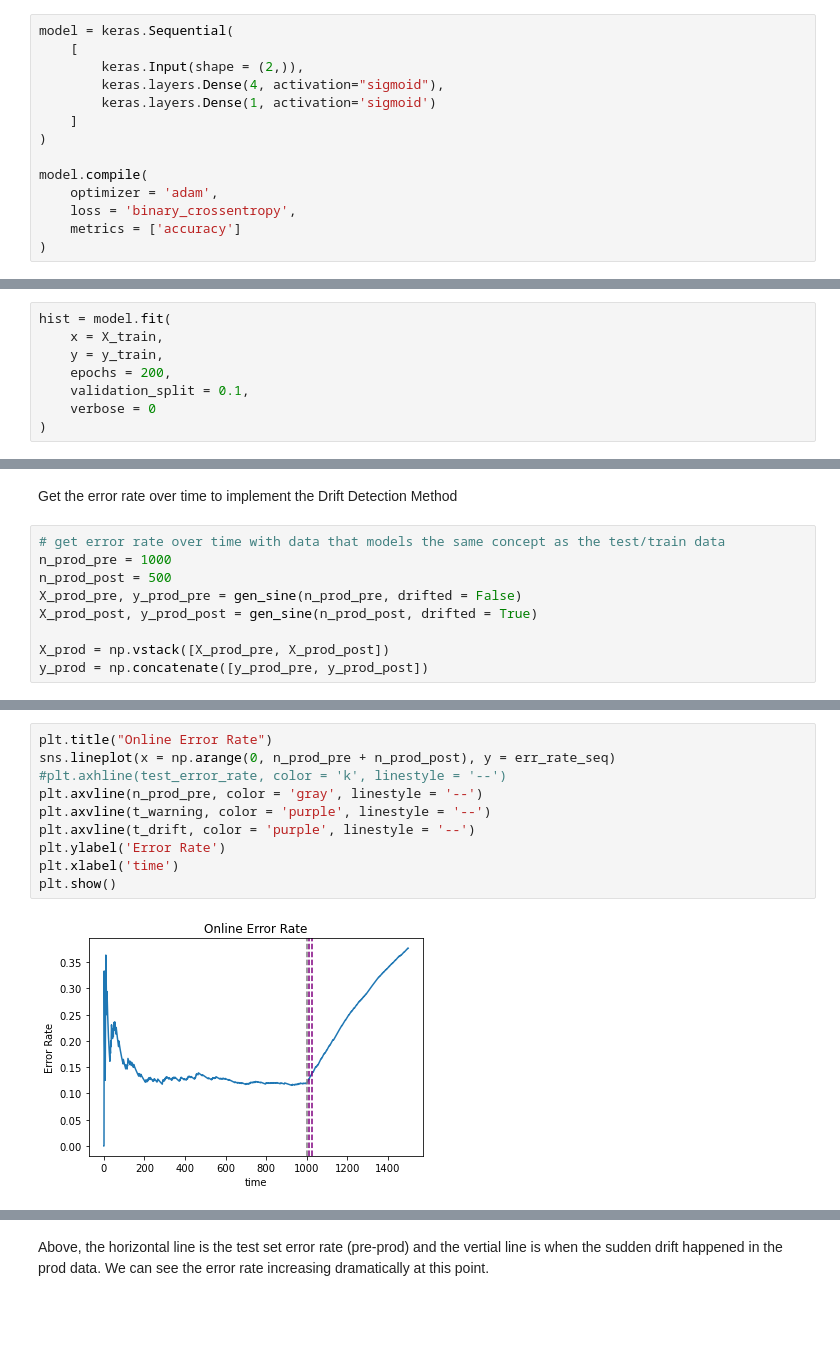
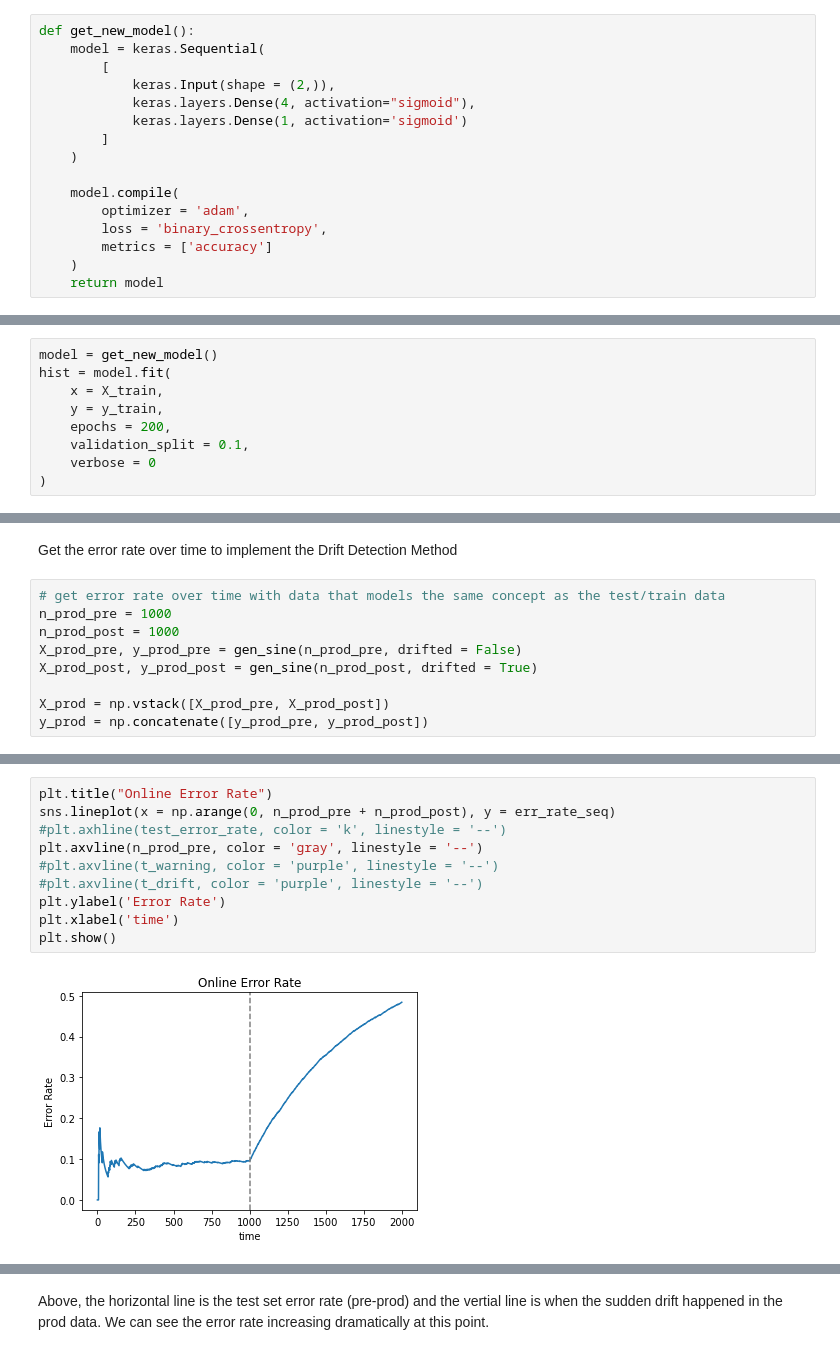
Before and after one commit to joearedmond/dist-shift, a Jupyter notebook: concept/cls-concept-drift.ipynb, the cells around one changed output, grey strips where cells are left out. Drawn from its saved outputs; the diff is of its cells as text; blank space fills up the shorter version.

```diff
--- a/concept/cls-concept-drift.ipynb
+++ b/concept/cls-concept-drift.ipynb
@@ -46,16 +47,18 @@ plt.show()
 # %%
 X_train, X_test, y_train, y_test = train_test_split(X_pre, y_pre, test_size = 0.25)
 # %%
-model = keras.Sequential(
-    [
-        keras.Input(shape = (2,)),
-        keras.layers.Dense(4, activation="sigmoid"),
-        keras.layers.Dense(1, activation='sigmoid')
-    ]
-)
+def get_new_model():
+    model = keras.Sequential(
+        [
+            keras.Input(shape = (2,)),
+            keras.layers.Dense(4, activation="sigmoid"),
+            keras.layers.Dense(1, activation='sigmoid')
+        ]
+    )
 
-model.compile(
-    optimizer = 'adam',
-    loss = 'binary_crossentropy',
-    metrics = ['accuracy']
-)
+    model.compile(
+        optimizer = 'adam',
+        loss = 'binary_crossentropy',
+        metrics = ['accuracy']
+    )
+    return model
@@ -69,4 +65,5 @@ To enable them in other operations, rebuild TensorFlow with the appropriate comp
 # %%
+model = get_new_model()
 hist = model.fit(
     x = X_train,
     y = y_train,
@@ -125,7 +129,7 @@ Get the error rate over time to implement the Drift Detection Method
 # %%
 # get error rate over time with data that models the same concept as the test/train data
 n_prod_pre = 1000
-n_prod_post = 500
+n_prod_post = 1000
 X_prod_pre, y_prod_pre = gen_sine(n_prod_pre, drifted = False)
 X_prod_post, y_prod_post = gen_sine(n_prod_post, drifted = True)
 
@@ -194,12 +196,12 @@ t_drift = np.argmax(drift_seq)
 # %%
 plt.title("Online Error Rate")
 sns.lineplot(x = np.arange(0, n_prod_pre + n_prod_post), y = err_rate_seq)
 #plt.axhline(test_error_rate, color = 'k', linestyle = '--')
 plt.axvline(n_prod_pre, color = 'gray', linestyle = '--')
-plt.axvline(t_warning, color = 'purple', linestyle = '--')
-plt.axvline(t_drift, color = 'purple', linestyle = '--')
+#plt.axvline(t_warning, color = 'purple', linestyle = '--')
+#plt.axvline(t_drift, color = 'purple', linestyle = '--')
 plt.ylabel('Error Rate')
 plt.xlabel('time')
 plt.show()
 # %% [output]
-[figure, old version]
+[figure, new version]
```
Also changed, not shown: parts of 25 cells of this notebook.
